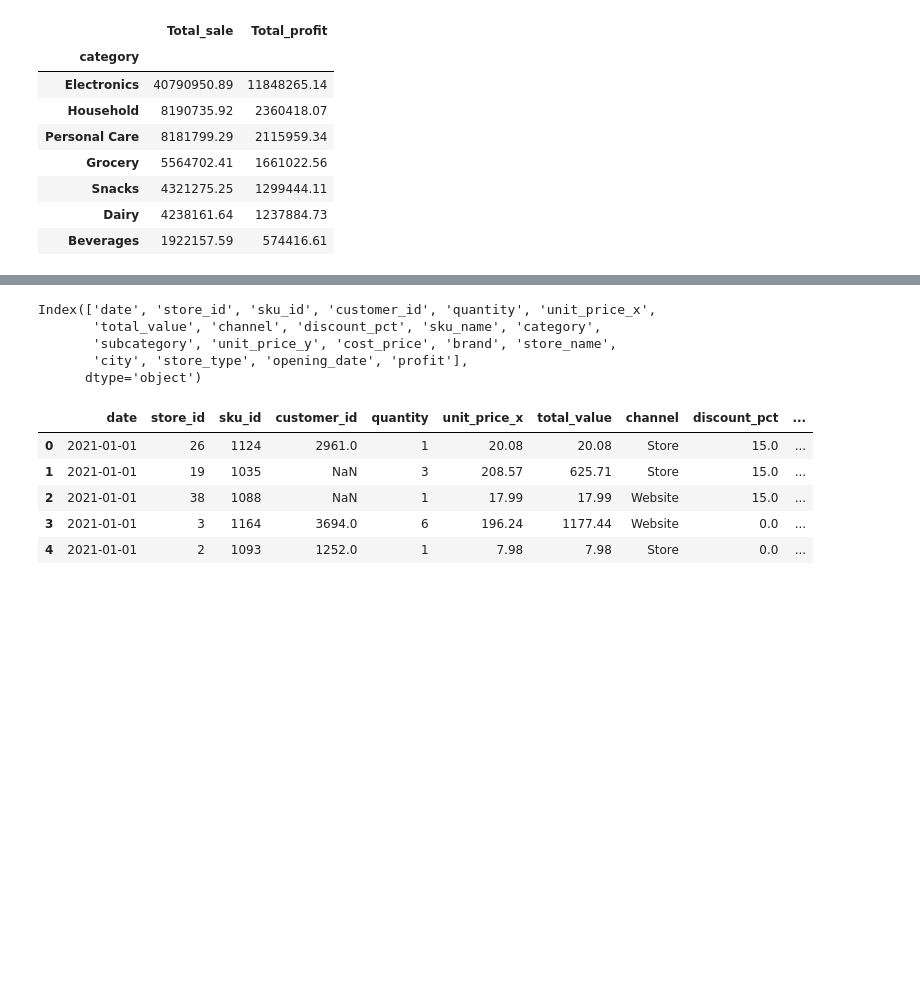
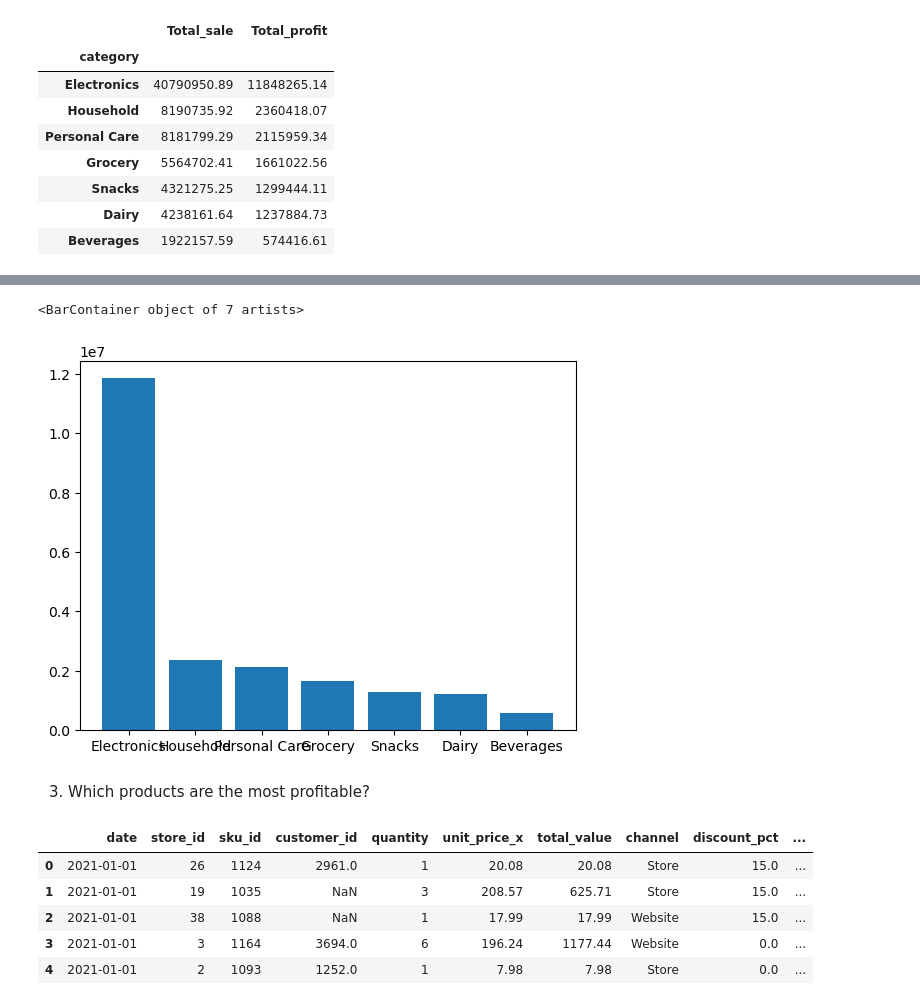
Before and after one commit to PankajmauryaDev/Retail_Analysis_python, a Jupyter notebook: python/analysis.ipynb, the cells around one changed output, grey strips where cells are left out. Drawn from its saved outputs; the diff is of its cells as text; code cells hidden in the pictures; blank space fills up the shorter version.

```diff
--- a/python/analysis.ipynb
+++ b/python/analysis.ipynb
@@ -524,11 +557,12 @@ catogry_perf
+# %%
+plt.bar(catogry_perf.index, catogry_perf["Total_profit"])
+# %% [output]
+<BarContainer object of 7 artists>
+[figure, added]
 # %%
-df.columns
+# df.columns
-# %% [output]
-Index(['date', 'store_id', 'sku_id', 'customer_id', 'quantity', 'unit_price_x',
-       'total_value', 'channel', 'discount_pct', 'sku_name', 'category',
-       'subcategory', 'unit_price_y', 'cost_price', 'brand', 'store_name',
-       'city', 'store_type', 'opening_date', 'profit'],
-      dtype='object')
+# %% [markdown]
+3. Which products are the most profitable?
 # %%
 df.head()
 # %% [output]
```
Also changed, not shown: parts of 20 cells of this notebook, 2 other files.
